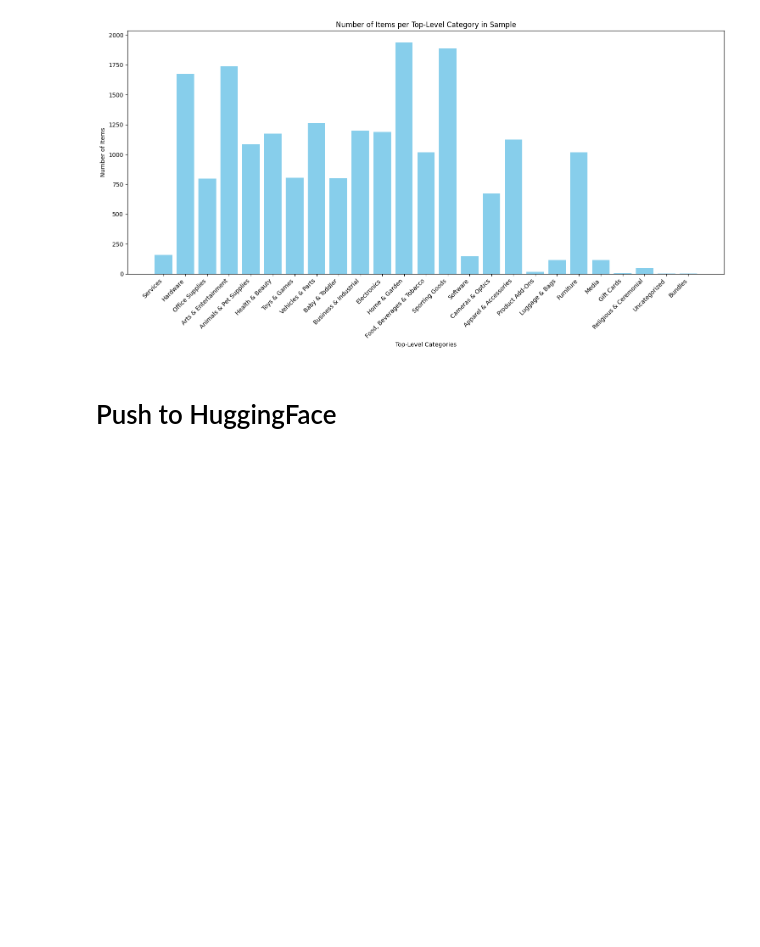
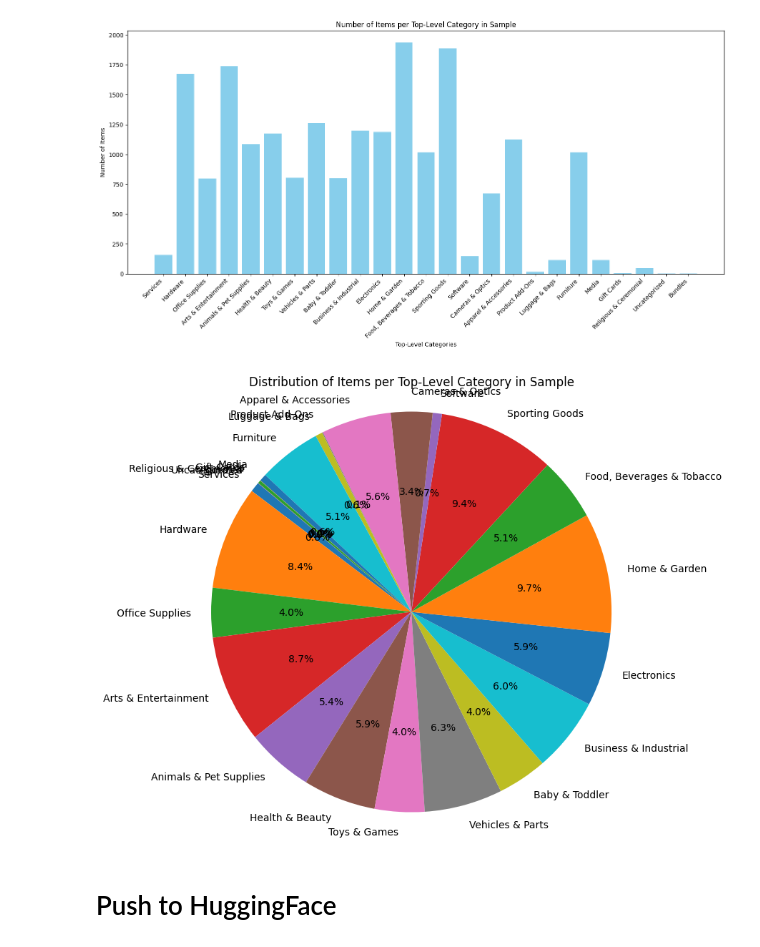
Before and after one commit to alee52/LLM_AgenticAI, a Jupyter notebook: data_curation.ipynb, the cells around one changed output. Cells and saved outputs as stored; diff of their text form; code cells hidden in the pictures; blank space fills up the shorter version.

```diff
--- a/data_curation.ipynb
+++ b/data_curation.ipynb
@@ -280,6 +309,15 @@ plt.tight_layout()
 plt.show()
 # %% [output]
 [figure]
+# %%
+
+plt.figure(figsize=(10, 8))
+plt.pie(counts, labels=categories, autopct='%1.1f%%', startangle=140)
+plt.title('Distribution of Items per Top-Level Category in Sample')
+plt.axis('equal')
+plt.show()
+# %% [output]
+[figure, added]
 # %% [markdown]
 # Push to HuggingFace
 # %%
```
Also changed, not shown: parts of 7 cells of this notebook, 3 other files.
